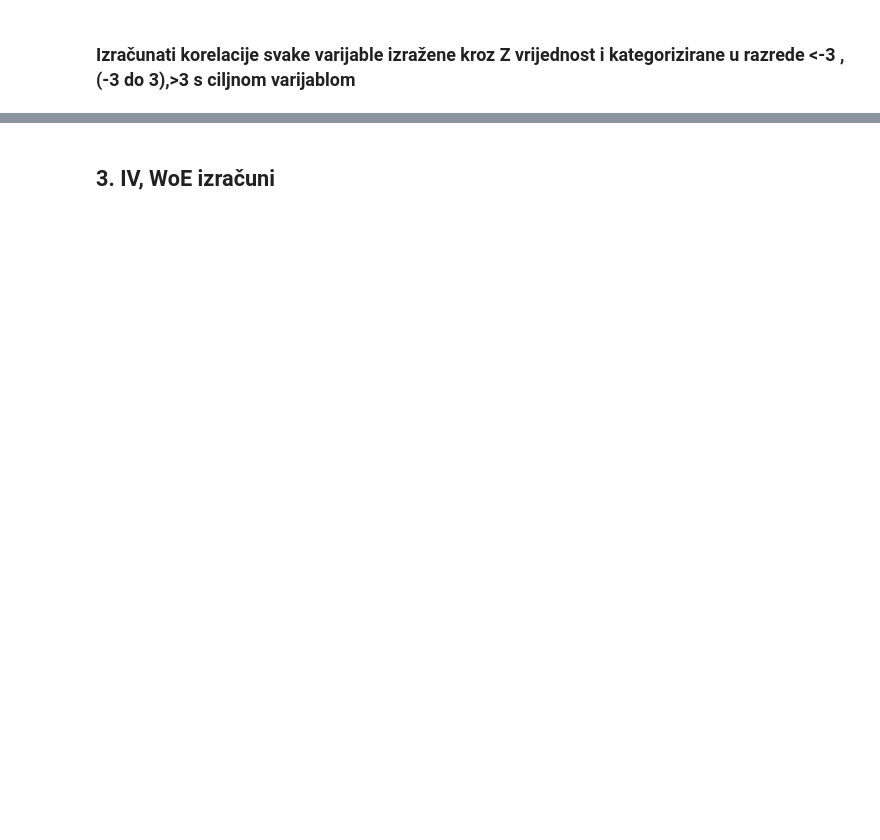
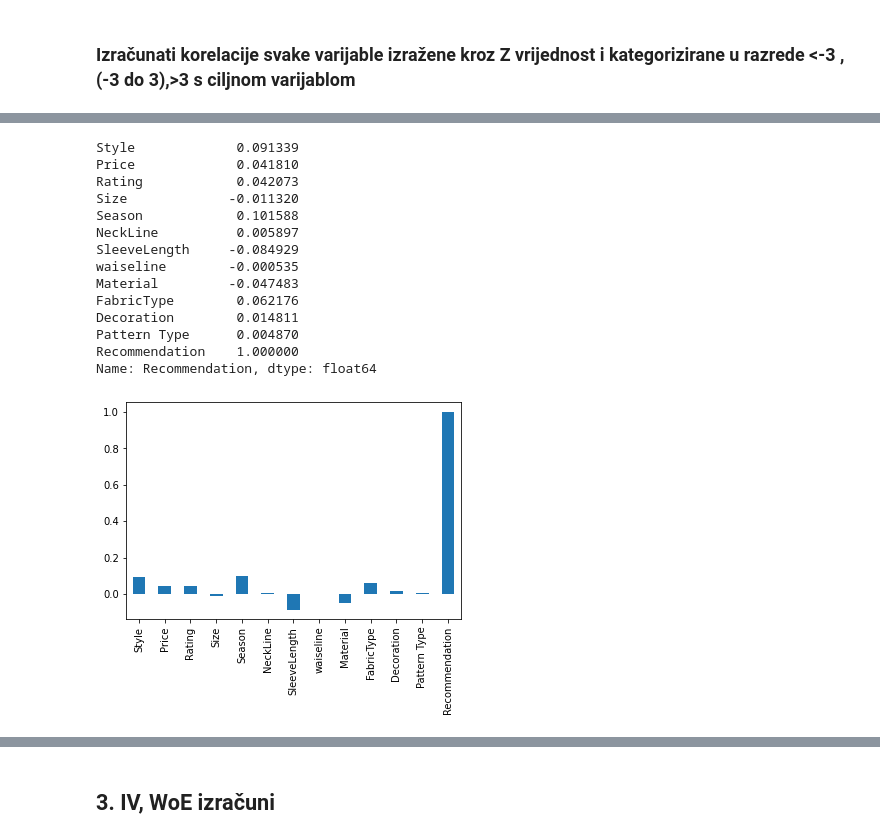
Before and after one commit to kelj0/university, a Jupyter notebook: SPO/SPO_Karlo_Kegljevic.ipynb, the cells around one changed output, grey strips where cells are left out. Drawn from its saved outputs; the diff is of its cells as text; code cells hidden in the pictures; blank space fills up the shorter version.

```diff
--- a/SPO/SPO_Karlo_Kegljevic.ipynb
+++ b/SPO/SPO_Karlo_Kegljevic.ipynb
@@ -349,0 +343,5 @@ scatter_matrix(n_dresses, figsize=(20, 20));
+# %%
+from scipy.stats import zscore
+
+n_dresses_z = n_dresses.apply(zscore)
+n_dresses_z.head(5)
@@ -349,0 +355,20 @@ scatter_matrix(n_dresses, figsize=(20, 20));
+# %%
+corrs_norm = n_dresses_z.corr()['Recommendation'][:]
+corrs_norm.plot.bar();
+corrs_norm
+# %% [output]
+Style             0.091339
+Price             0.041810
+Rating            0.042073
+Size             -0.011320
+Season            0.101588
+NeckLine          0.005897
+SleeveLength     -0.084929
+waiseline        -0.000535
+Material         -0.047483
+FabricType        0.062176
+Decoration        0.014811
+Pattern Type      0.004870
+Recommendation    1.000000
+Name: Recommendation, dtype: float64
+[figure, added]
```
Also changed, not shown: parts of 32 cells of this notebook.
